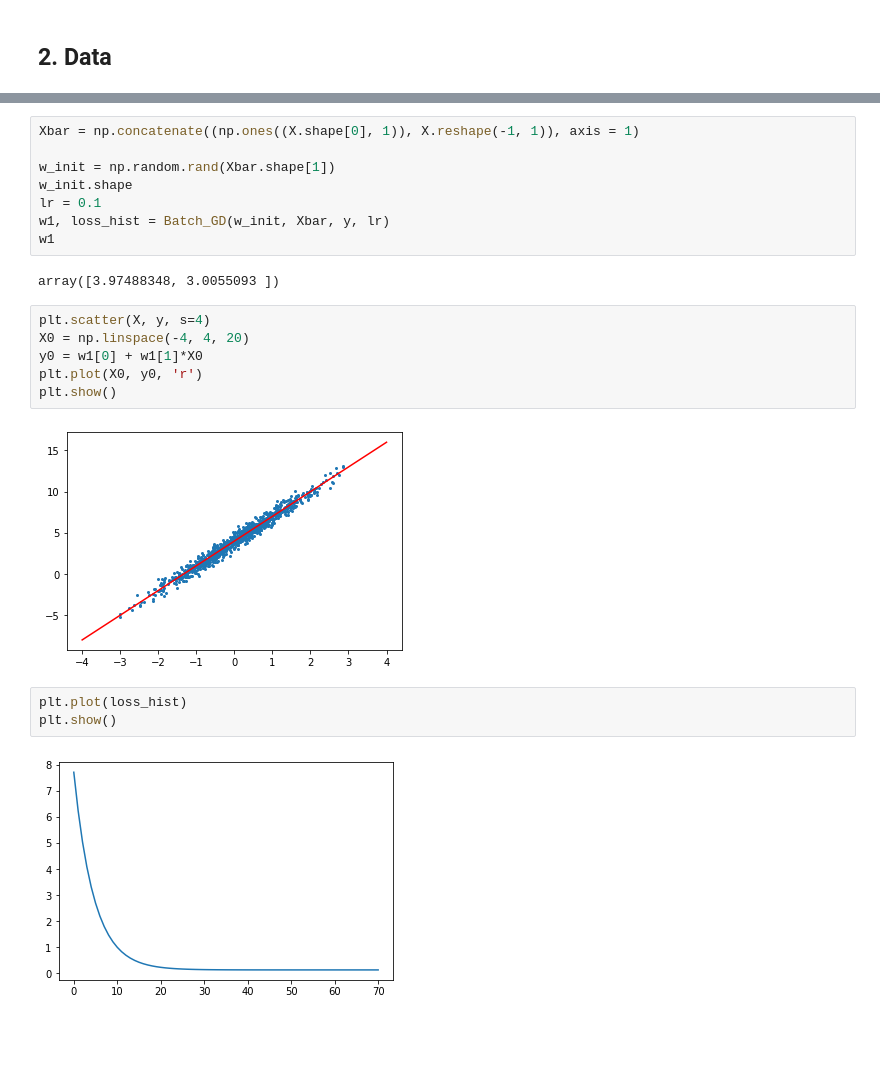
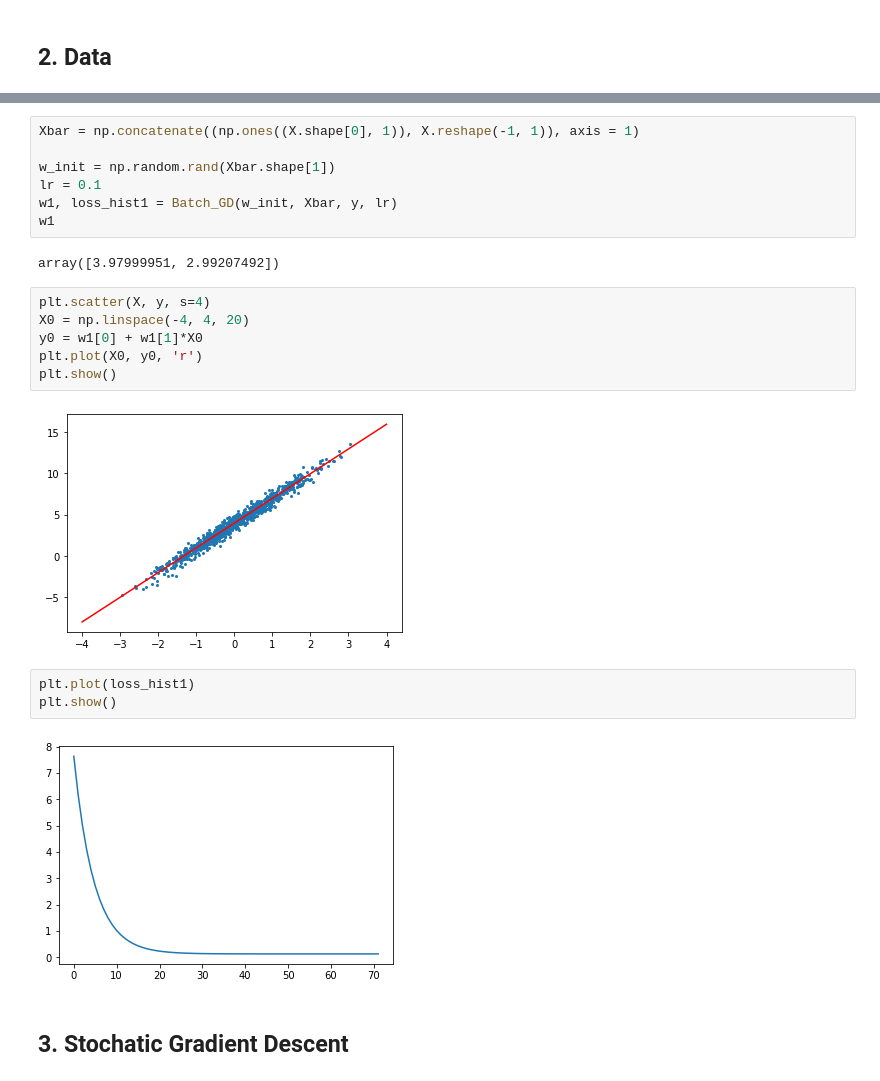
Before and after one commit to CuteBoiz/MachineLearning, a Jupyter notebook: 5-GradientDescent/LinearRegressionWithGD.ipynb, the cells around one changed output, grey strips where cells are left out. Cells and saved outputs as stored; diff of their text form; blank space fills up the shorter version.

Commit message:
Add Stochatis minibatch

```diff
--- a/5-GradientDescent/LinearRegressionWithGD.ipynb
+++ b/5-GradientDescent/LinearRegressionWithGD.ipynb
@@ -58,12 +58,11 @@ plt.show()
 Xbar = np.concatenate((np.ones((X.shape[0], 1)), X.reshape(-1, 1)), axis = 1)
 
 w_init = np.random.rand(Xbar.shape[1])
-w_init.shape
 lr = 0.1
-w1, loss_hist = Batch_GD(w_init, Xbar, y, lr)
+w1, loss_hist1 = Batch_GD(w_init, Xbar, y, lr)
 w1
 # %% [output]
-array([3.97488348, 3.0055093 ])
+array([3.97999951, 2.99207492])
 # %%
 plt.scatter(X, y, s=4)
 X0 = np.linspace(-4, 4, 20)
@@ -71,9 +70,11 @@ y0 = w1[0] + w1[1]*X0
 plt.plot(X0, y0, 'r')
 plt.show()
 # %% [output]
-[figure, old version]
+[figure, new version]
 # %%
-plt.plot(loss_hist)
+plt.plot(loss_hist1)
 plt.show()
 # %% [output]
-[figure, old version]
+[figure, new version]
+# %% [markdown]
+## 3. Stochatic Gradient Descent
```
Also changed, not shown: parts of 8 cells of this notebook.
